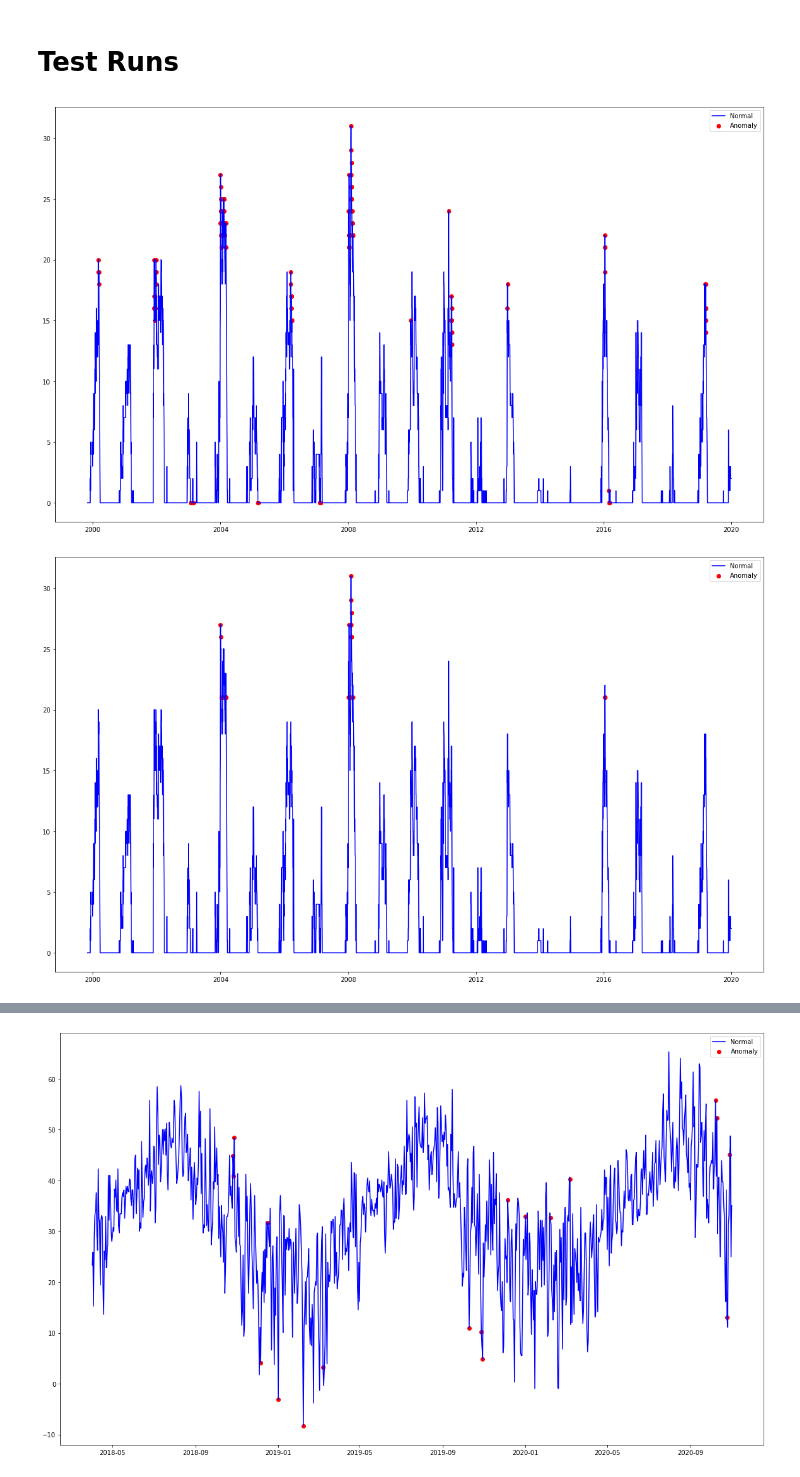
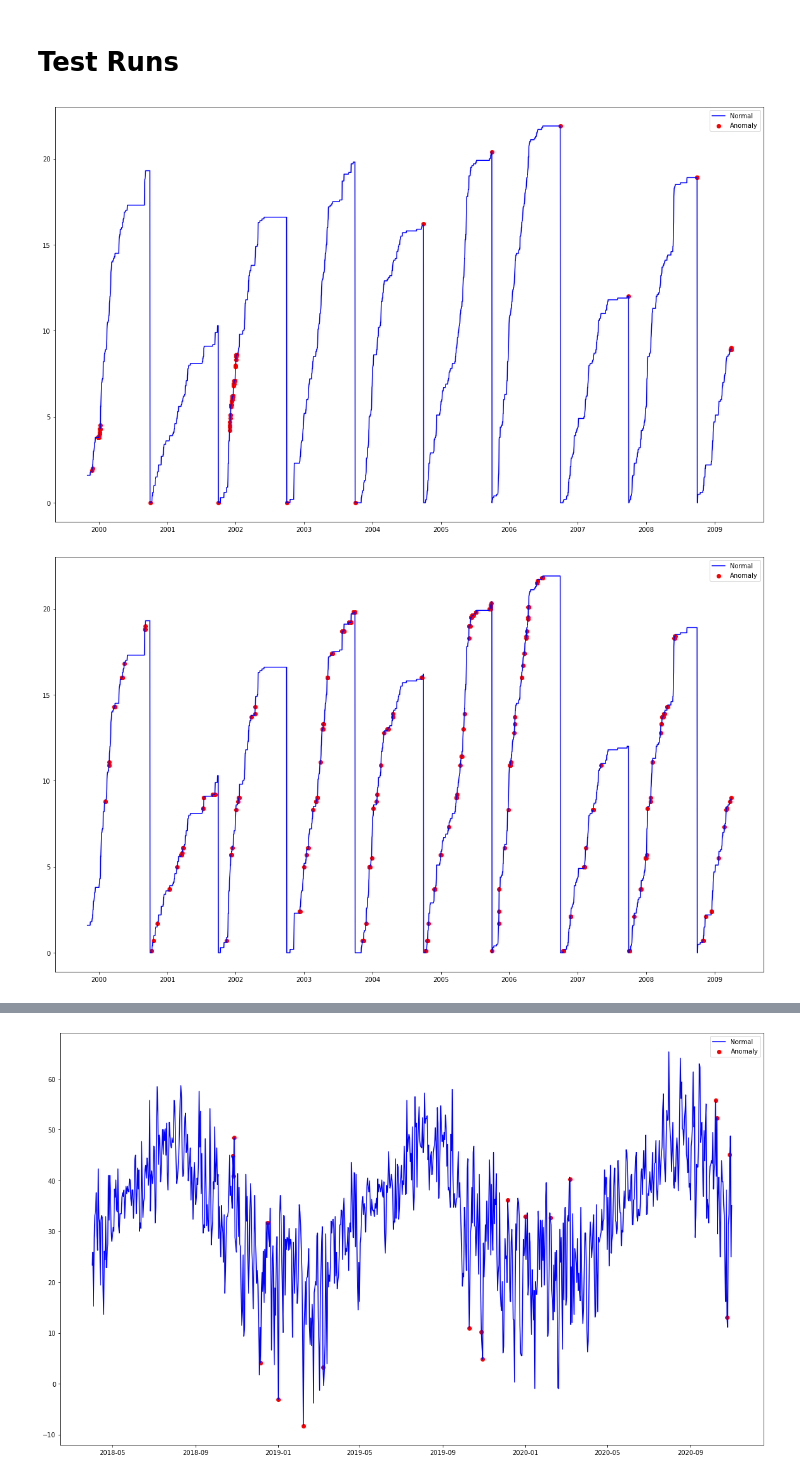
Before and after one commit to geoskimoto/SNOTEL_AnomalyDetection, a Jupyter notebook: AnomalyDetection.ipynb, the cells around one changed output, grey strips where cells are left out. Drawn from its saved outputs; the diff is of its cells as text; code cells hidden in the pictures.

```diff
--- a/AnomalyDetection.ipynb
+++ b/AnomalyDetection.ipynb
@@ -440,7 +519,7 @@ def isolationForest(df, plot_type, contamination, seasonal_differencing):
 
     fig.update_layout(
       height=800,
-      width=1100,
+      width=1000,
     )
     fig.show()
   else:
@@ -507,7 +586,7 @@ def zScore_plot(df, max_StDev=2.5, plot_type = 'interactive', seasonal_differenc
 
     fig.update_layout(
       height=800,
-      width=1100,
+      width=1000,
     )
     fig.show()
   else:
@@ -770,6 +849,10 @@ class statTests():
       df_temp.columns = ['TAVG (degF)','TMAX (degF)','TMIN (degF)','TOBS (degF)']
 
       boxplots(df_temp, data_pt_type)
+
+    def hampelFilter(self, parameter, window_size = 5,n = 3):
+      df = getData(self.station, parameter, self.begindate, self.enddate)
+      hampel_filter(df, window_size=window_size, n=n)
 
     def isolationForests(self, parameter, plot_type='interactive', contamination = .02, seasonal_differencing = True):
 
@@ -840,12 +923,12 @@ OR302_LT = logicalTests(['464:OR:SNTL'], '01/01/2020', '05/25/2021')
 # %%
 # OR302_LT.WTEQvsPREC()
 # %%
-CA977 = statTests(['977:CA:SNTL'], '11/01/1999', '12/31/2019')
+CA977 = statTests(['977:CA:SNTL'], '11/01/1999', '04/01/2009')
 # %%
-CA977.isolationForests('SNWD', seasonal_differencing = True, plot_type='static')
+CA977.isolationForests('PREC', seasonal_differencing = True, plot_type='static')
 # %% [output]
-[figure, old version]
+[figure, new version]
 # %%
-CA977.LocalOutlierFactor('SNWD', seasonal_differencing=False, plot_type = 'static')
+CA977.LocalOutlierFactor('PREC', seasonal_differencing=False, plot_type = 'static')
 # %% [output]
-[figure, old version]
+[figure, new version]
```
Also changed, not shown: parts of 18 cells of this notebook.
